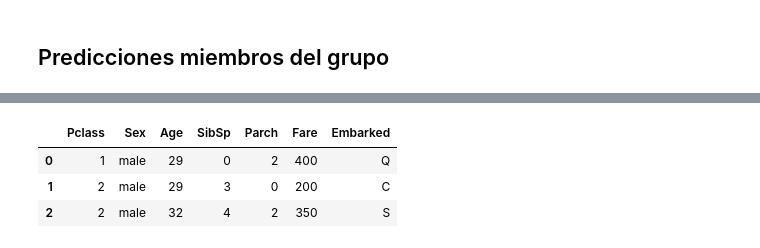
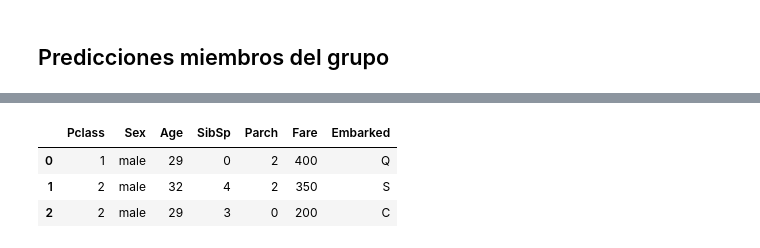
Before and after one commit to maticlein/lab1_MLA_perceptron_multicapa, a Jupyter notebook: notebooks/lab1.ipynb, the cells around one changed output, grey strips where cells are left out. Saved outputs shown, nothing was run; the diff lists cells and outputs as text; code cells hidden in the pictures.

```diff
--- a/notebooks/lab1.ipynb
+++ b/notebooks/lab1.ipynb
@@ -494,25 +513,17 @@ plt.show()
 # %%
-# Pclass # clase (1, 2, 3)
-# Sex	# sexo
-# Age	 # edad
-# SibSp # hermanos
-# Parch # padres-hijos
-# Fare # tarifa (5-512)
-# Embarked # puerto de embarque (C - 0 = Cherbourg; Q - 1 = Queenstown; S - 2 = Southampton)
-
-d = {"Pclass": [1, 2, 2],
+data_grupo = {"Pclass": [1, 2, 2],
     "Sex": ["male", "male", "male"],
-    "Age": [29, 29, 32],
-    "SibSp": [0, 3, 4],
-    "Parch": [2, 0, 2],
-    "Fare": [400, 200, 350],
-    "Embarked": ["Q", "C", "S"]
+    "Age": [29, 32, 29],
+    "SibSp": [0, 4, 3],
+    "Parch": [2, 2, 0],
+    "Fare": [400, 350, 200],
+    "Embarked": ["Q", "S", "C"]
     }
 
-grupo_df = pd.DataFrame(data = d)
+grupo_df = pd.DataFrame(data = data_grupo)
 grupo_df.head()
 # %% [output]
 |  | Pclass | Sex | Age | SibSp | Parch | Fare | Embarked |
 | 0 | 1 | male | 29 | 0 | 2 | 400 | Q |
-| 1 | 2 | male | 29 | 3 | 0 | 200 | C |
-| 2 | 2 | male | 32 | 4 | 2 | 350 | S |
+| 1 | 2 | male | 32 | 4 | 2 | 350 | S |
+| 2 | 2 | male | 29 | 3 | 0 | 200 | C |
```
Also changed, not shown: parts of 17 cells of this notebook.
